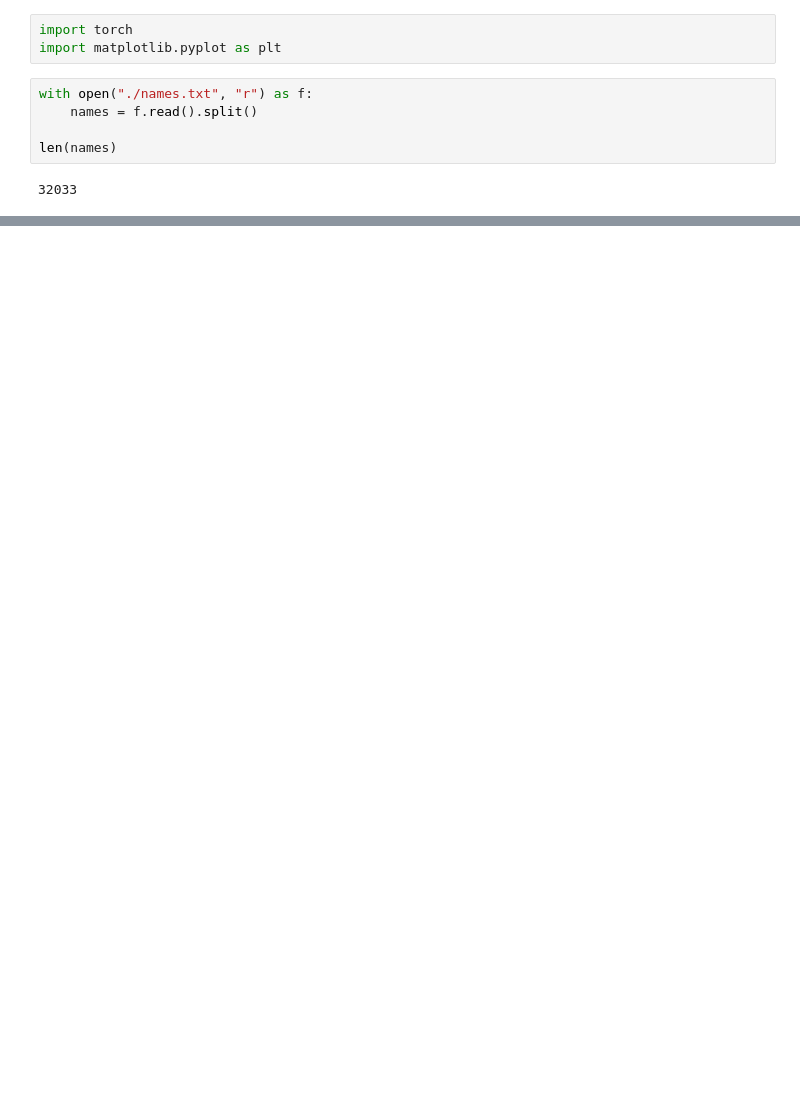
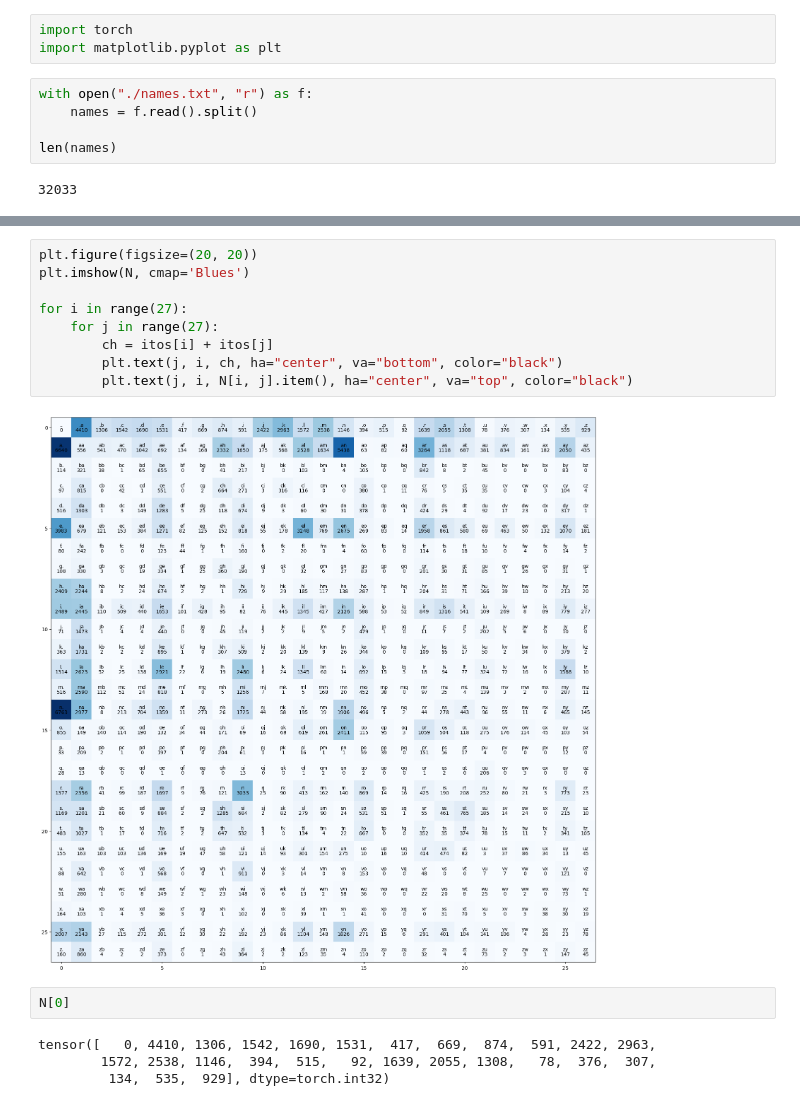
Before and after one commit to lducc/zero-to-hero-recreation, a Jupyter notebook: makemore/makemore.ipynb, the cells around one changed output, grey strips where cells are left out. Cells and saved outputs as stored; diff of their text form; blank space fills up the shorter version.

```diff
--- a/makemore/makemore.ipynb
+++ b/makemore/makemore.ipynb
@@ -45,0 +53,17 @@ sorted(counter.items(), key = lambda x: -x[1])
+# %%
+plt.figure(figsize=(20, 20))
+plt.imshow(N, cmap='Blues')
+
+for i in range(27):
+    for j in range(27):
+        ch = itos[i] + itos[j]
+        plt.text(j, i, ch, ha="center", va="bottom", color="black")
+        plt.text(j, i, N[i, j].item(), ha="center", va="top", color="black")
+# %% [output]
+[figure, added]
+# %%
+N[0]
+# %% [output]
+tensor([   0, 4410, 1306, 1542, 1690, 1531,  417,  669,  874,  591, 2422, 2963,
+        1572, 2538, 1146,  394,  515,   92, 1639, 2055, 1308,   78,  376,  307,
+         134,  535,  929], dtype=torch.int32)
```
Also changed, not shown: parts of 8 cells of this notebook.
